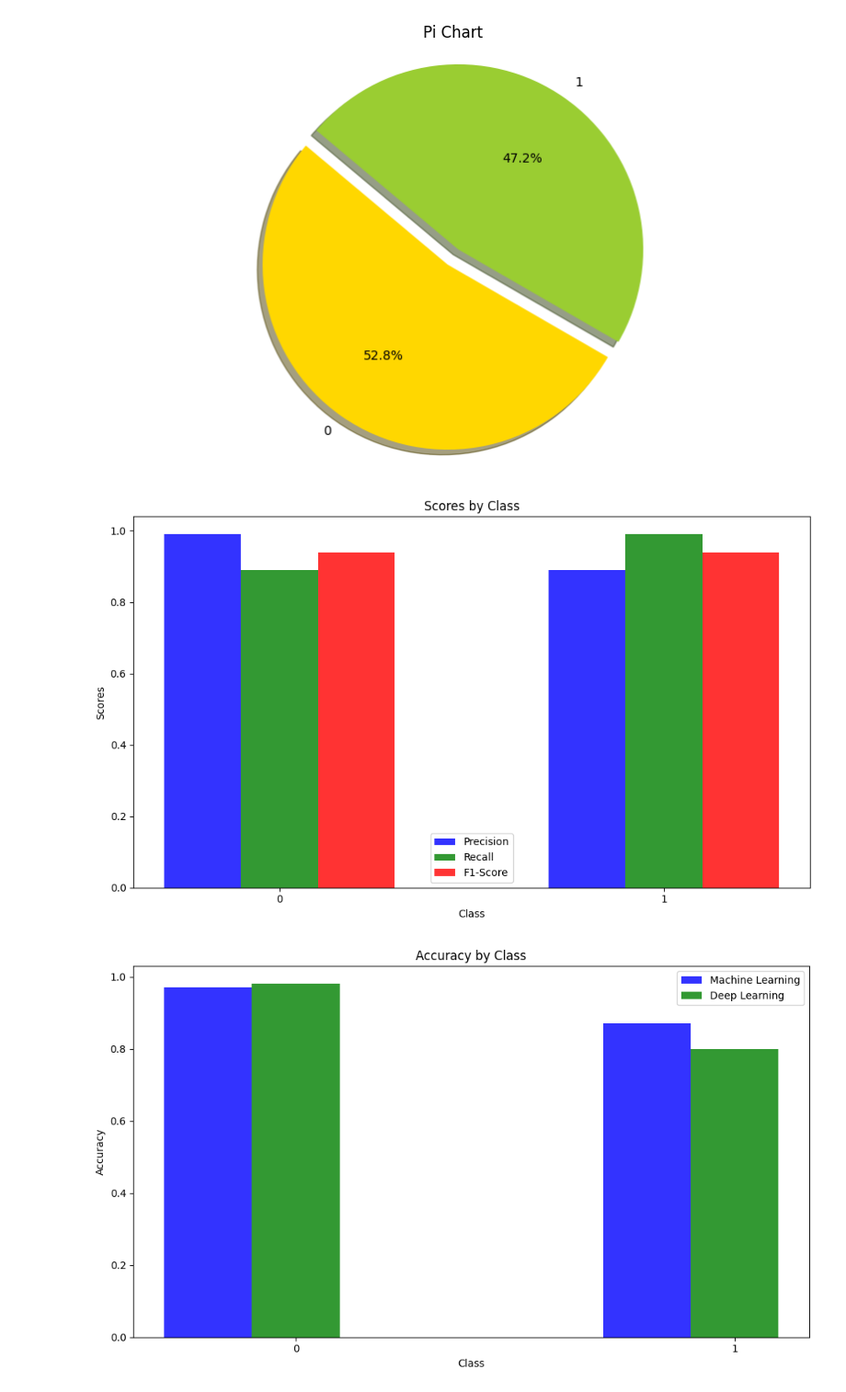
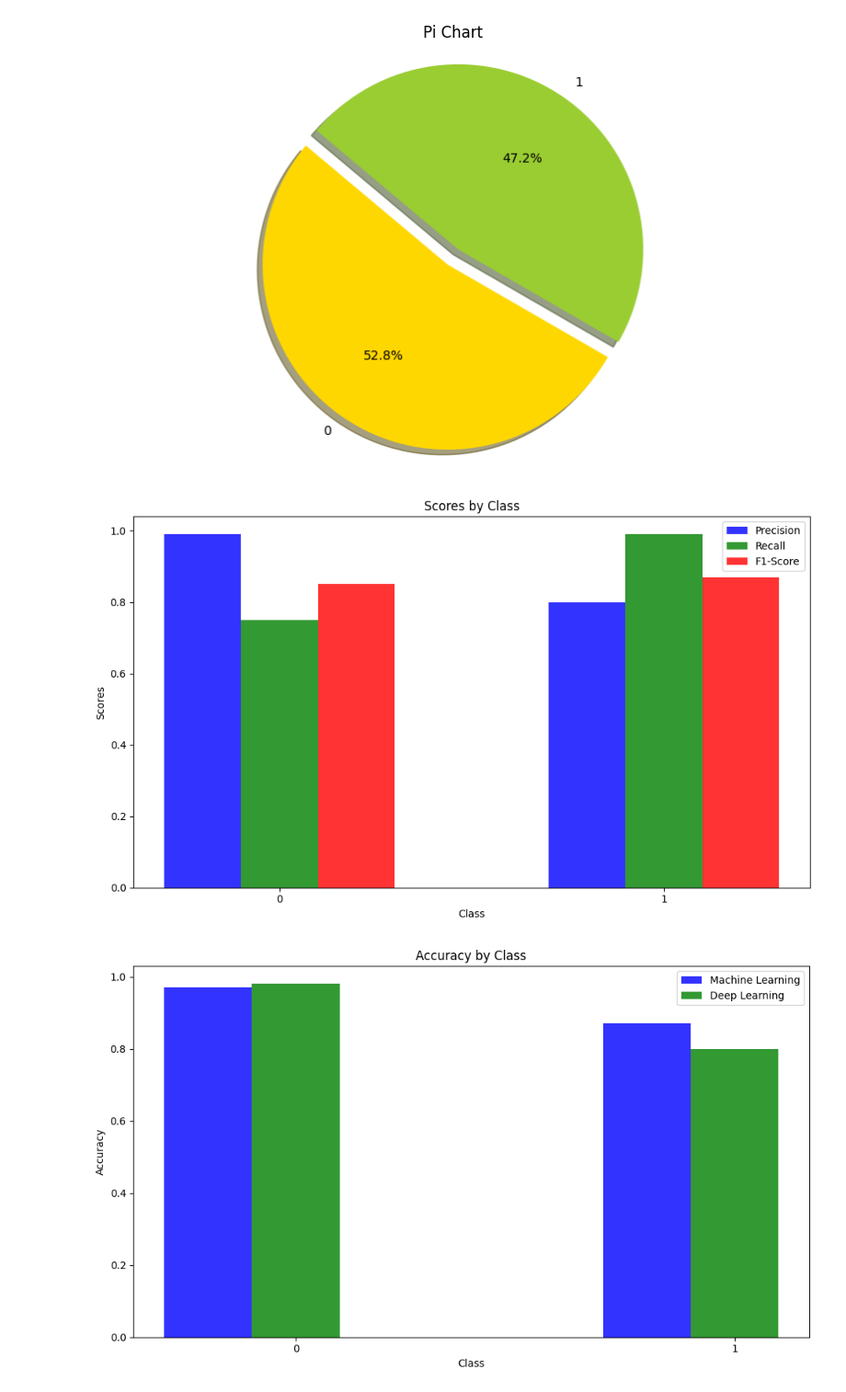
Before and after one commit to Harsh-0001/DAA-Research-Paper, a Jupyter notebook: main.ipynb, the cells around one changed output. Shown: that part at 92% size. Saved outputs shown, nothing was run; the diff lists cells and outputs as text; code cells hidden in the pictures.

```diff
--- a/main.ipynb
+++ b/main.ipynb
@@ -530,36 +530,36 @@ plt.show()
 # %%
 #Bar plot to understand the classificaiton report of the model
 import matplotlib.pyplot as plt
 
 # Data to plot
 n_groups = 2
 
 # Extracting the precision, recall, and f1-score from the classification report
-precision = [0.99,0.89]
-recall = [0.89,0.99]
-f1_score = [0.94,0.94]
+precision = [0.99,0.80]
+recall = [0.75,0.99]
+f1_score = [0.85,0.87]
 
 # Creating the bar plot
 fig, ax = plt.subplots(figsize=(10, 6))
 index = np.arange(n_groups)
 bar_width = 0.2
 opacity = 0.8
 
 rects1 = plt.bar(index, precision, bar_width, alpha=opacity, color='b', label='Precision')
 
 rects2 = plt.bar(index + bar_width, recall, bar_width, alpha=opacity, color='g', label='Recall')
 
 rects3 = plt.bar(index + bar_width + bar_width, f1_score, bar_width, alpha=opacity, color='r', label='F1-Score')
 
 plt.xlabel('Class')
 plt.ylabel('Scores')
 plt.title('Scores by Class')
 plt.xticks(index + bar_width, ('0', '1'))
 plt.legend()
 plt.tight_layout()
 plt.show()
 # %% [output]
-[figure, old version]
+[figure, new version]
 # %%
 #Graph to compare the accuracy of the machine learning and deep learning model
 import matplotlib.pyplot as plt
```
